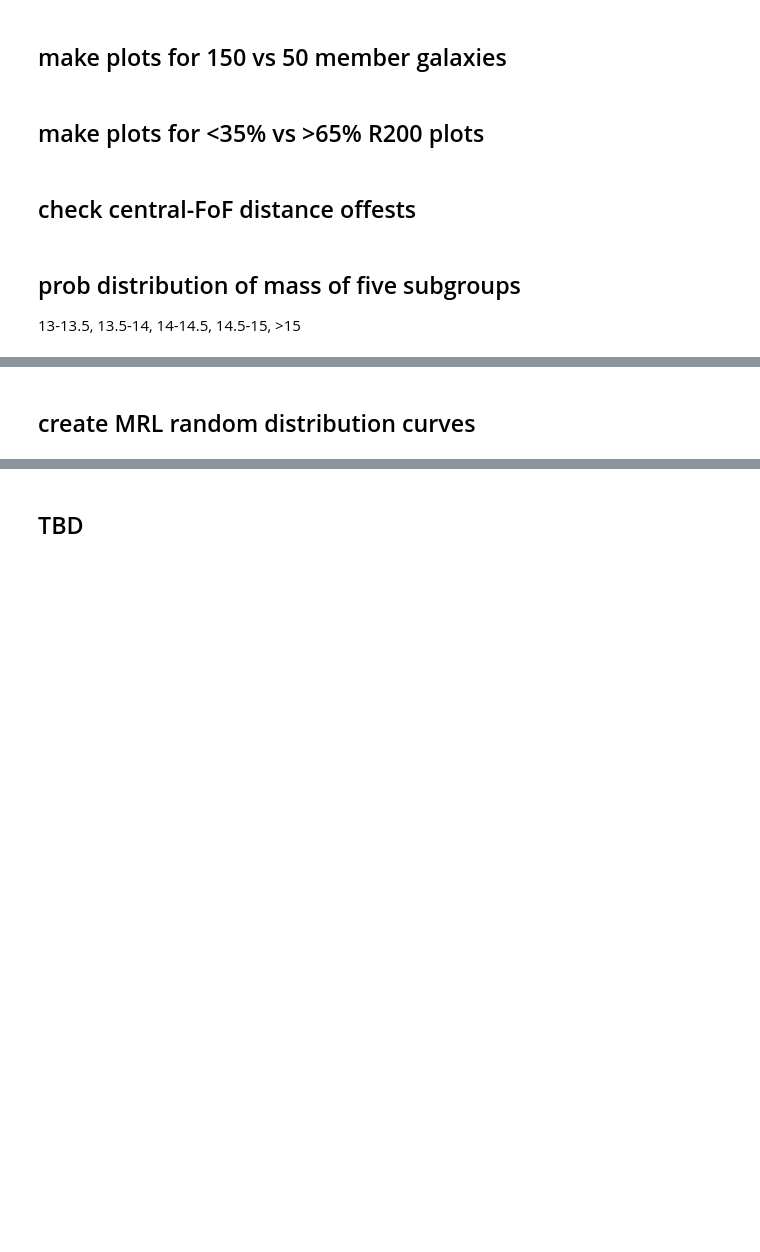
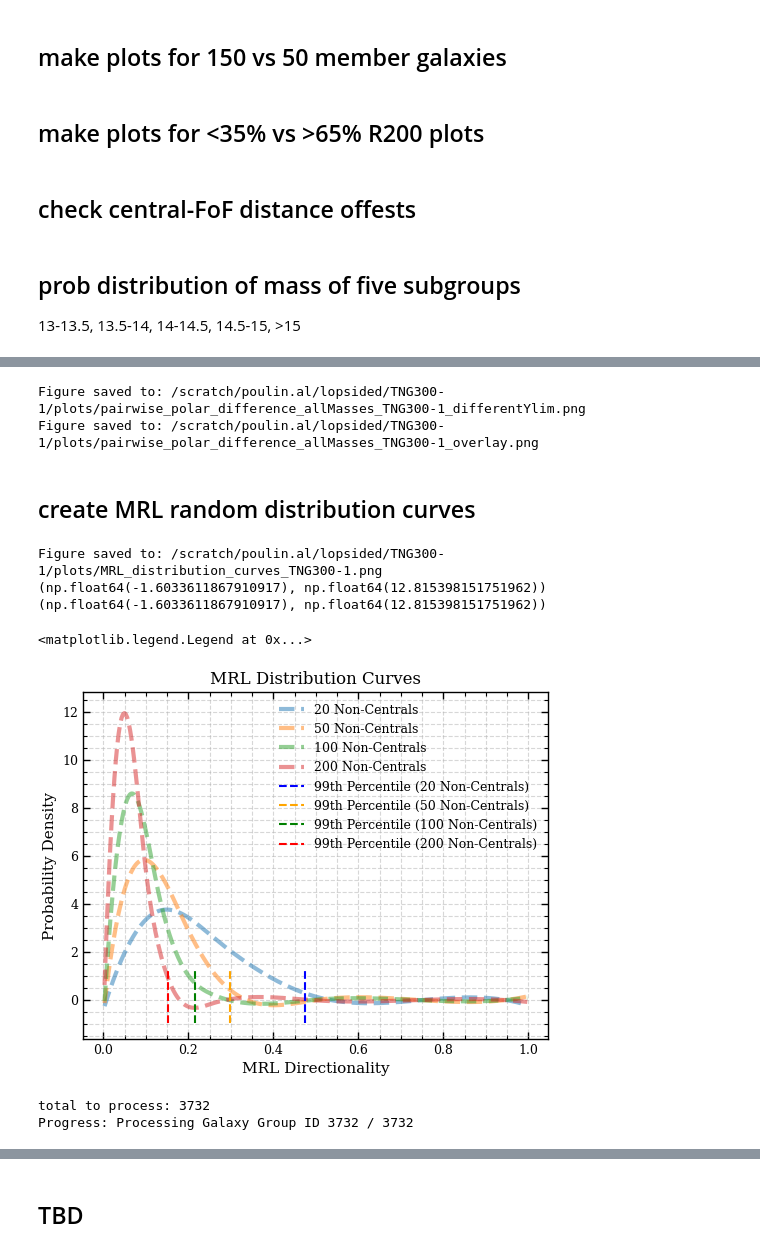
Before and after one commit to poulinal/sat-lopsidedness, a Jupyter notebook: src/myproject/galaxyAnalysis.ipynb, the cells around one changed output, grey strips where cells are left out. Cells and saved outputs as stored; diff of their text form; code cells hidden in the pictures; blank space fills up the shorter version.

```diff
--- a/src/myproject/galaxyAnalysis.ipynb
+++ b/src/myproject/galaxyAnalysis.ipynb
@@ -729,26 +903,29 @@ prob_polar_mass_plotter.save_figure(prob_polar_mass_fig, scratchPlotDirc + f'/pa
 
 #overlay
 # polar_bin_centers, pairwise_polar_differences, pairwise_polar_errorbars
-prob_polar_mass_ax.errorbar(polar_bin_centers, list_pairwise_polar_differences, yerr=pairwise_polar_errorbars, fmt='o', label='All Galaxy Groups', color='black', markersize=3, alpha=0.5)
+prob_polar_mass_ax.errorbar(polar_bin_centers, pairwise_polar_differences_binned, yerr=pairwise_polar_errorbars, fmt='o', label='All Galaxy Groups', color='black', markersize=3, alpha=0.5)
 prob_polar_mass_ax.legend()
 prob_polar_mass_plotter.save_figure(prob_polar_mass_fig, scratchPlotDirc + f'/pairwise_polar_difference_allMasses_{sim}_overlay.png')
+# %% [output]
+Figure saved to: /scratch/poulin.al/lopsided/TNG300-1/plots/pairwise_polar_difference_allMasses_TNG300-1_differentYlim.png
+Figure saved to: /scratch/poulin.al/lopsided/TNG300-1/plots/pairwise_polar_difference_allMasses_TNG300-1_overlay.png
 # %% [markdown]
 ## create MRL random distribution curves
 # %%
 MRL_20_values = ListGalaxyGroup.compute_an_MRL_distribution_curves(parallelize=False, num_samples=10000, num_non_centrals=20)
-MRL_20, MRL_20_bin_edges, MRL_20_errorbars = ListGalaxyGroup.get_histogram_bins(MRL_20_values, bin_size=0.005, binLow=0, binHigh=1, errorbarType='poisson')
+MRL_20, MRL_20_bin_edges, MRL_20_errorbars = ListGalaxyGroup.get_histogram_bins(MRL_20_values, binsize=0.005, binLow=0, binHigh=1, errorbarType='poisson')
 
 MRL_50_values = ListGalaxyGroup.compute_an_MRL_distribution_curves(parallelize=False, num_samples=10000, num_non_centrals=50)
-MRL_50, MRL_50_bin_edges, MRL_50_errorbars = ListGalaxyGroup.get_histogram_bins(MRL_50_values, bin_size=0.005, binLow=0, binHigh=1, errorbarType='poisson')
+MRL_50, MRL_50_bin_edges, MRL_50_errorbars = ListGalaxyGroup.get_histogram_bins(MRL_50_values, binsize=0.005, binLow=0, binHigh=1, errorbarType='poisson')
 
 MRL_100_values = ListGalaxyGroup.compute_an_MRL_distribution_curves(parallelize=False, num_samples=10000, num_non_centrals=100)
-MRL_100, MRL_100_bin_edges, MRL_100_errorbars = ListGalaxyGroup.get_histogram_bins(MRL_100_values, bin_size=0.005, binLow=0, binHigh=1, errorbarType='poisson')
+MRL_100, MRL_100_bin_edges, MRL_100_errorbars = ListGalaxyGroup.get_histogram_bins(MRL_100_values, binsize=0.005, binLow=0, binHigh=1, errorbarType='poisson')
 
 MRL_200_values = ListGalaxyGroup.compute_an_MRL_distribution_curves(parallelize=False, num_samples=10000, num_non_centrals=200)
-MRL_200, MRL_200_bin_edges, MRL_200_errorbars = ListGalaxyGroup.get_histogram_bins(MRL_200_values, bin_size=0.005, binLow=0, binHigh=1, errorbarType='poisson')
+MRL_200, MRL_200_bin_edges, MRL_200_errorbars = ListGalaxyGroup.get_histogram_bins(MRL_200_values, binsize=0.005, binLow=0, binHigh=1, errorbarType='poisson')
 
-print(len(MRL_20), len(MRL_20_bin_edges))
-print(MRL_20[MRL_20 > 0])
+# print(len(MRL_20), len(MRL_20_bin_edges))
+# print(MRL_20[MRL_20 > 0])
 #plot with spline curve
 MRL_plotter = AstroPlotter()
 MRL_fig, MRL_ax = MRL_plotter.create_figure()
@@ -767,7 +944,7 @@ MRL_plotter.scatter_plot(
 )
 #plot a small verticle line at 99th percentile of MRL_20_values
 percentile_99_MRL_20 = np.percentile(MRL_20_values, 99)
-MRL_ax.axvline(percentile_99_MRL_20, color='blue', linestyle='--', label='99th Percentile (20 Non-Centrals)')
+# MRL_ax.axvline(percentile_99_MRL_20, color='blue', linestyle='--', label='99th Percentile (20 Non-Centrals)')
 
 MRL_plotter.scatter_plot(
     MRL_50_bin_edges,
@@ -783,7 +960,8 @@ MRL_plotter.scatter_plot(
 )
 #plot a small verticle line at 99th percentile of MRL_50_values
 percentile_99_MRL_50 = np.percentile(MRL_50_values, 99)
-MRL_ax.axvline(percentile_99_MRL_50, color='orange', linestyle='--', label='99th Percentile (50 Non-Centrals)')
+# MRL_ax.axvline(percentile_99_MRL_50, color='orange', linestyle='--', label='99th Percentile (50 Non-Centrals)')
+
 
 MRL_plotter.scatter_plot(
     MRL_100_bin_edges,
@@ -792,35 +970,50 @@ MRL_plotter.scatter_plot(
     ax=MRL_ax,  # Use the same axis for overlay
     # ylim = (0, 0.01),
     label="100 Non-Centrals",
     alpha=0,
     output_filename=None,
     grid=True,
     spline_curvature=True,
 )
 #plot a small verticle line at 99th percentile of MRL_100_values
 percentile_99_MRL_100 = np.percentile(MRL_100_values, 99)
-MRL_ax.axvline(percentile_99_MRL_100, color='red', linestyle='--', label='99th Percentile (100 Non-Centrals)')
+# MRL_ax.axvline(percentile_99_MRL_100, color='red', linestyle='--', label='99th Percentile (100 Non-Centrals)')
+
 
 MRL_plotter.scatter_plot(
     MRL_200_bin_edges,
     MRL_200,
     # errorBars = MRL_500_errorbars,
     ax=MRL_ax,  # Use the same axis for overlay
     xlabel='MRL Directionality',
     ylabel='Probability Density',
     title=f'MRL Distribution Curves',
     # ylim = (0, 0.01),
     label="200 Non-Centrals",
     alpha=0,
     output_filename=scratchPlotDirc + f'/MRL_distribution_curves_{sim}.png',
     include_legend=True,
     grid=True,
     spline_curvature=True,
 )
 #plot a small verticle line at 99th percentile of MRL_200_values
 percentile_99_MRL_200 = np.percentile(MRL_200_values, 99)
-MRL_ax.axvline(percentile_99_MRL_200, color='green', linestyle='--', label='99th Percentile (200 Non-Centrals)')
+# MRL_ax.axvline(percentile_99_MRL_200, color='green', linestyle='--', label='99th Percentile (200 Non-Centrals)')
+
+ymin, ymax = MRL_ax.get_ylim()
+MRL_ax.plot([percentile_99_MRL_20, percentile_99_MRL_20], [ymin, ymax*0.1], color='blue', linestyle='--', label='99th Percentile (20 Non-Centrals)')
+print(MRL_ax.get_ylim())
+MRL_ax.plot([percentile_99_MRL_50, percentile_99_MRL_50], [ymin, ymax*0.1], color='orange', linestyle='--', label='99th Percentile (50 Non-Centrals)')
+print(MRL_ax.get_ylim())
+MRL_ax.plot([percentile_99_MRL_100, percentile_99_MRL_100], [ymin, ymax*0.1], color='green', linestyle='--', label='99th Percentile (100 Non-Centrals)')
+MRL_ax.plot([percentile_99_MRL_200, percentile_99_MRL_200], [ymin, ymax*0.1], color='red', linestyle='--', label='99th Percentile (200 Non-Centrals)')
 MRL_ax.legend()
+# %% [output]
+Figure saved to: /scratch/poulin.al/lopsided/TNG300-1/plots/MRL_distribution_curves_TNG300-1.png
+(np.float64(-1.6033611867910917), np.float64(12.815398151751962))
+(np.float64(-1.6033611867910917), np.float64(12.815398151751962))
+<matplotlib.legend.Legend at 0x...>
+[figure, added]
 # %%
 def overlayMRLAndMRLRandom(listGG : list[tuple[ListGalaxyGroup, str]]):
     overlayMRLPlotter = AstroPlotter()
@@ -889,3 +1121,8 @@ def overlayMRLAndMRLRandom(listGG : list[tuple[ListGalaxyGroup, str]]):
                 lines = g.readlines()
                 for line in lines[1:]:  # Skip header line
                     f.write(line)
+# %%
+list_of_galaxy_groups_gt13 = list_of_galaxy_groups.getFilterSubhalos(minGGMass=1e13)
+# %% [output]
+total to process: 3732
+Progress: Processing Galaxy Group ID 3732 / 3732
```
Also changed, not shown: parts of 31 cells of this notebook, 2 other files.
